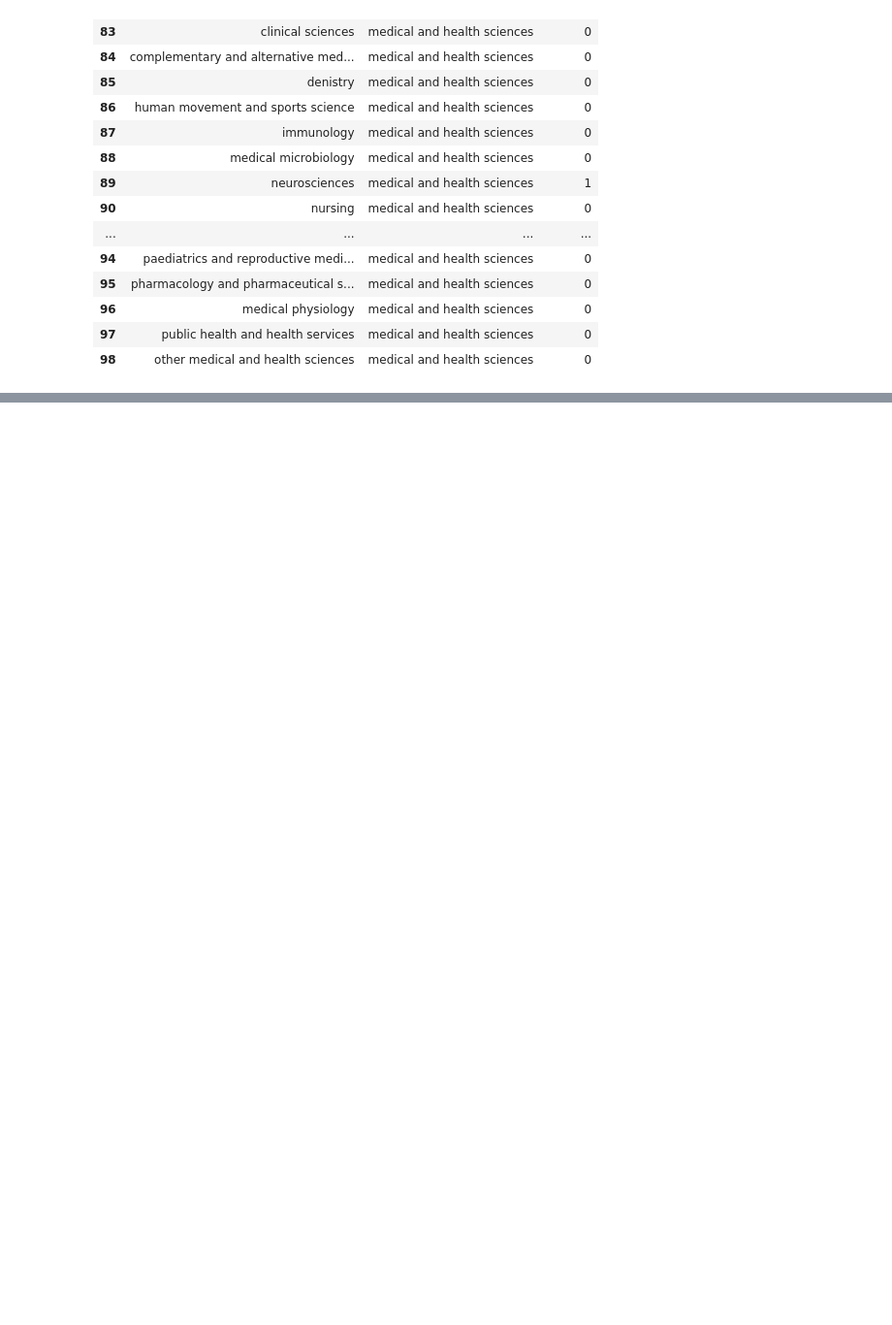
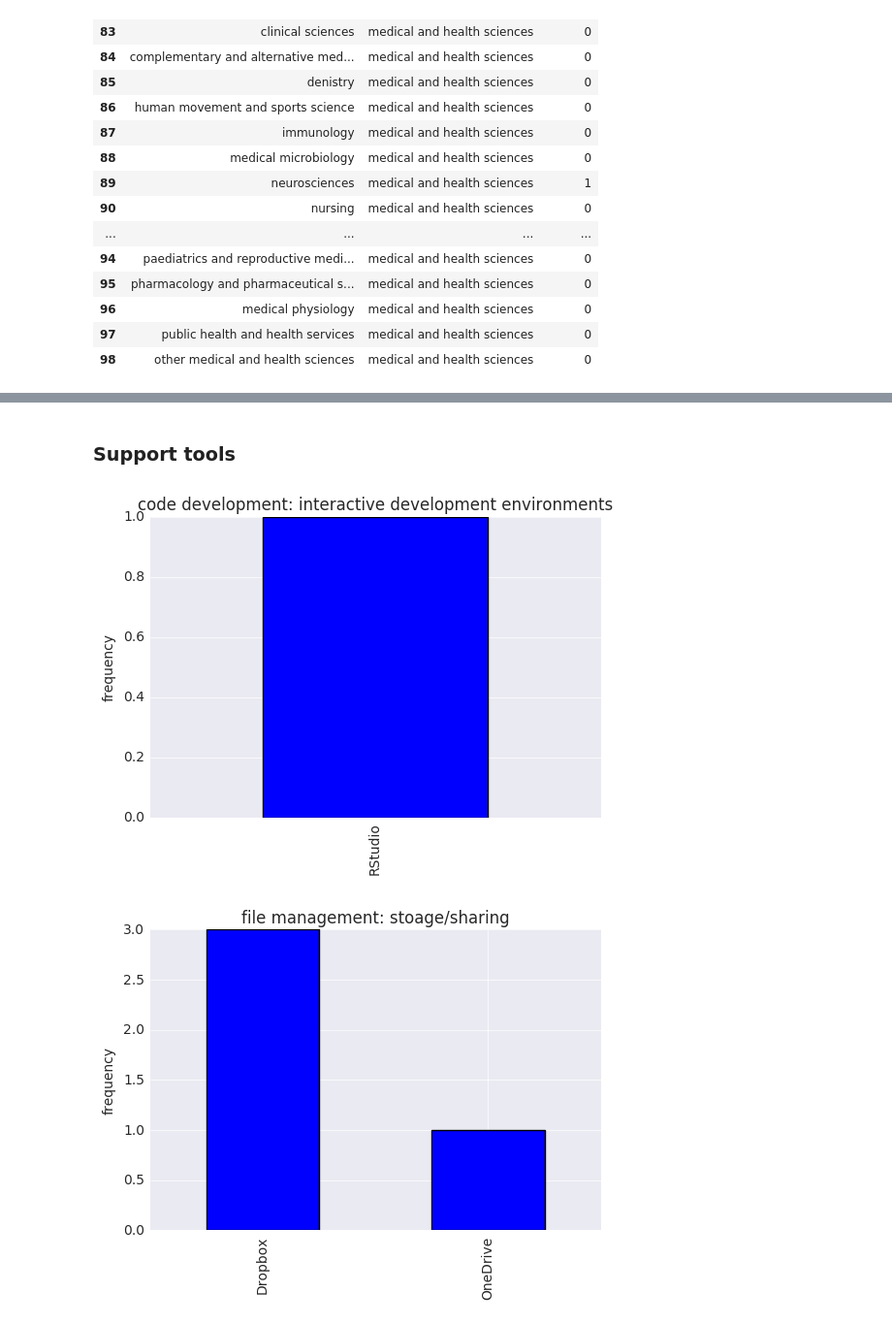
Before and after one commit to DamienIrving/resbaz-posters, a Jupyter notebook: results/prelim_results.ipynb, the cells around one changed output, grey strips where cells are left out. Shown at 97% size. Drawn from its saved outputs; the diff is of its cells as text; code cells hidden in the pictures; blank space fills up the shorter version.

```diff
--- a/results/prelim_results.ipynb
+++ b/results/prelim_results.ipynb
@@ -76,0 +124,15 @@ research_divisions.get_group('medical and health sciences')
+# %% [markdown]
+### Support tools
+# %%
+support_tool_df = pandas.read_csv('../data/derived/people_support_tools.csv', header=0, encoding='utf-8-sig')
+# %%
+support_tool_gdf = support_tool_df.groupby(['category', 'task'])
+# %%
+for category_task, task_df in support_tool_gdf:
+    task_df['tool'].value_counts().plot(kind='bar')
+    plt.title(category_task[0] + ': ' + category_task[1])
+    plt.ylabel('frequency')
+    plt.show()
+# %% [output]
+[figure, added]
+[figure, added]
```
Also changed, not shown: parts of 20 cells of this notebook.
